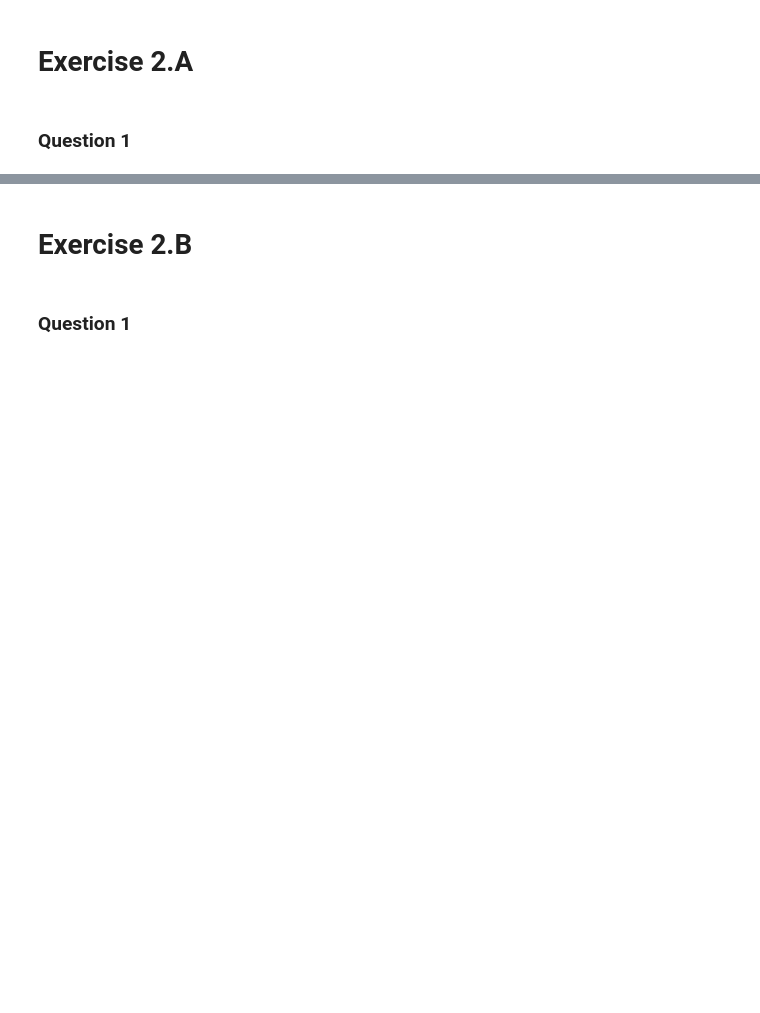
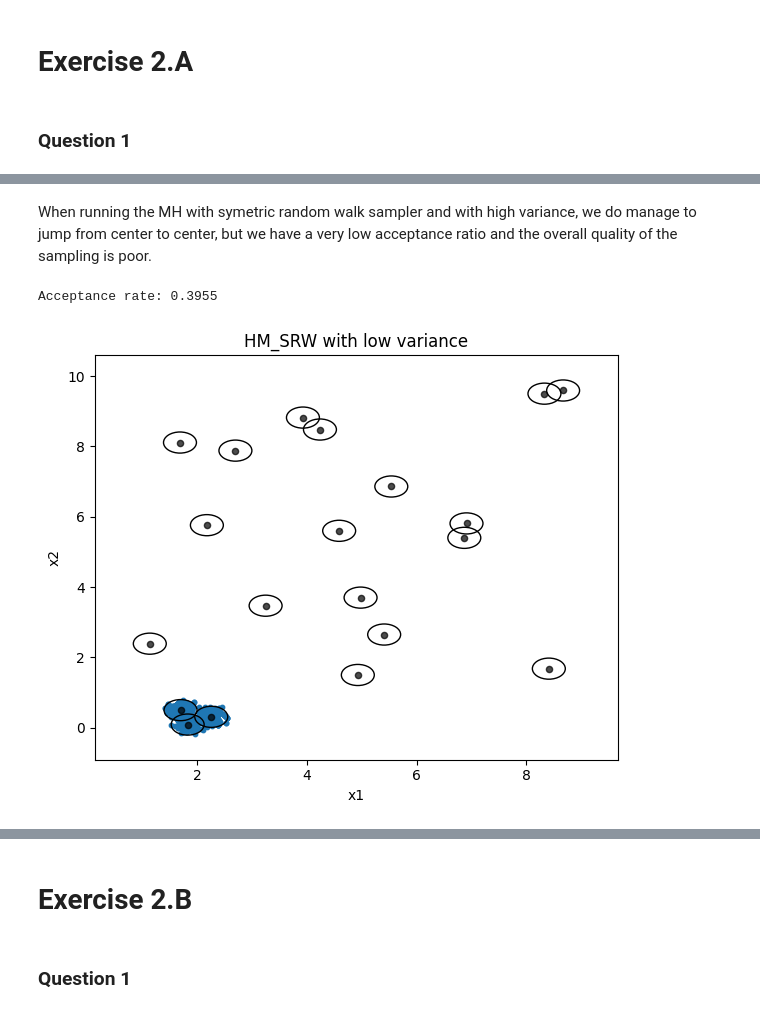
Before and after one commit to T-prog123/MVA_code, a Jupyter notebook: computational_statistics/tp4_computational_statistics.ipynb, the cells around one changed output, grey strips where cells are left out. Cells and saved outputs as stored; diff of their text form; code cells hidden in the pictures; blank space fills up the shorter version.

```diff
--- a/computational_statistics/tp4_computational_statistics.ipynb
+++ b/computational_statistics/tp4_computational_statistics.ipynb
@@ -314,0 +386,9 @@ exp_matrix.shape
+# %% [markdown]
+When running the MH with symetric random walk sampler and with high variance, we do manage to jump from center to center, but we have a very low acceptance ratio and the overall quality of the sampling is poor.
+# %%
+N_steps = 2000
+sigma_rw = 0.2
+plot_pi_and_MH_samples(sigma_rw, N_steps, title="HM_SRW with low variance")
+# %% [output]
+Acceptance rate: 0.3955
+[figure, added]
```
Also changed, not shown: parts of 17 cells of this notebook.
